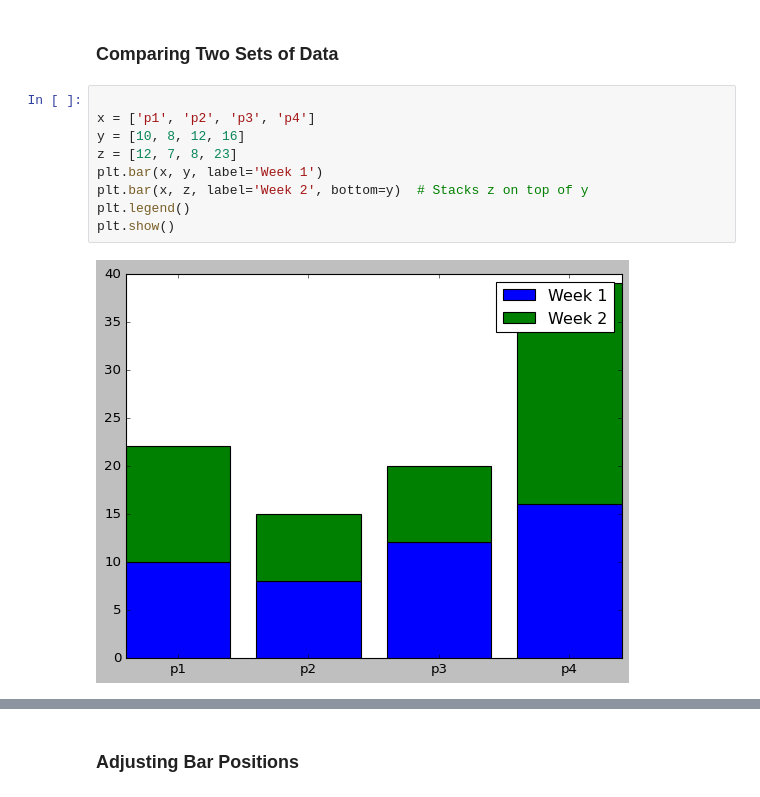
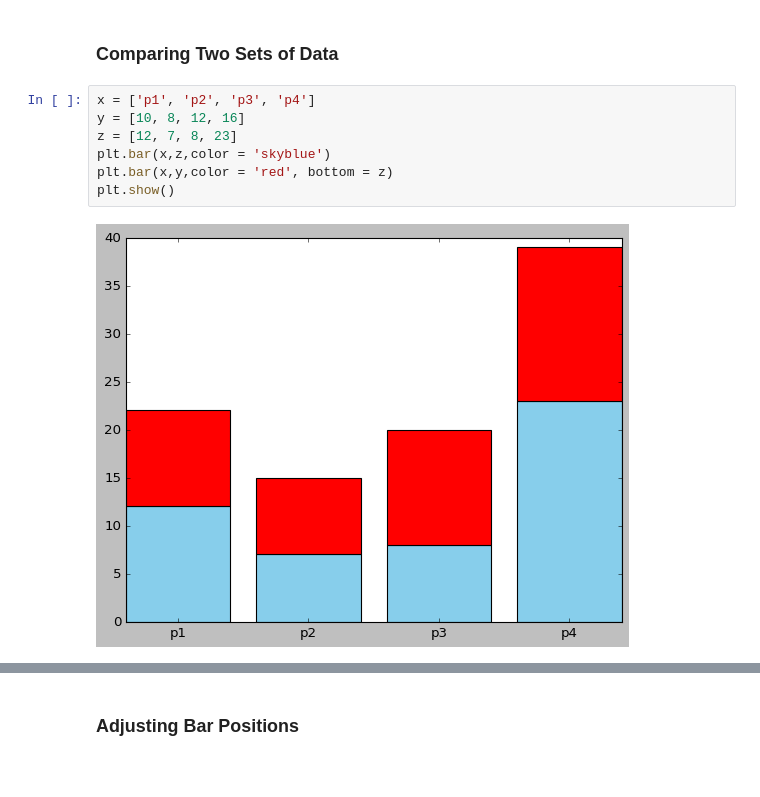
Before and after one commit to alexkardan/Data110, a Jupyter notebook: Week_4_Python_classwork(Fall2024).ipynb, the cells around one changed output, grey strips where cells are left out. Cells and saved outputs as stored; diff of their text form.

```diff
--- a/Week_4_Python_classwork(Fall2024).ipynb
+++ b/Week_4_Python_classwork(Fall2024).ipynb
@@ -49,13 +49,11 @@ plt.show()
 # %% [markdown]
 ### Comparing Two Sets of Data
 # %%
-
 x = ['p1', 'p2', 'p3', 'p4']
 y = [10, 8, 12, 16]
 z = [12, 7, 8, 23]
-plt.bar(x, y, label='Week 1')
-plt.bar(x, z, label='Week 2', bottom=y)  # Stacks z on top of y
-plt.legend()
+plt.bar(x,z,color = 'skyblue')
+plt.bar(x,y,color = 'red', bottom = z)
 plt.show()
 # %% [output]
-[figure, old version]
+[figure, new version]
```
Also changed, not shown: parts of 20 cells of this notebook.
